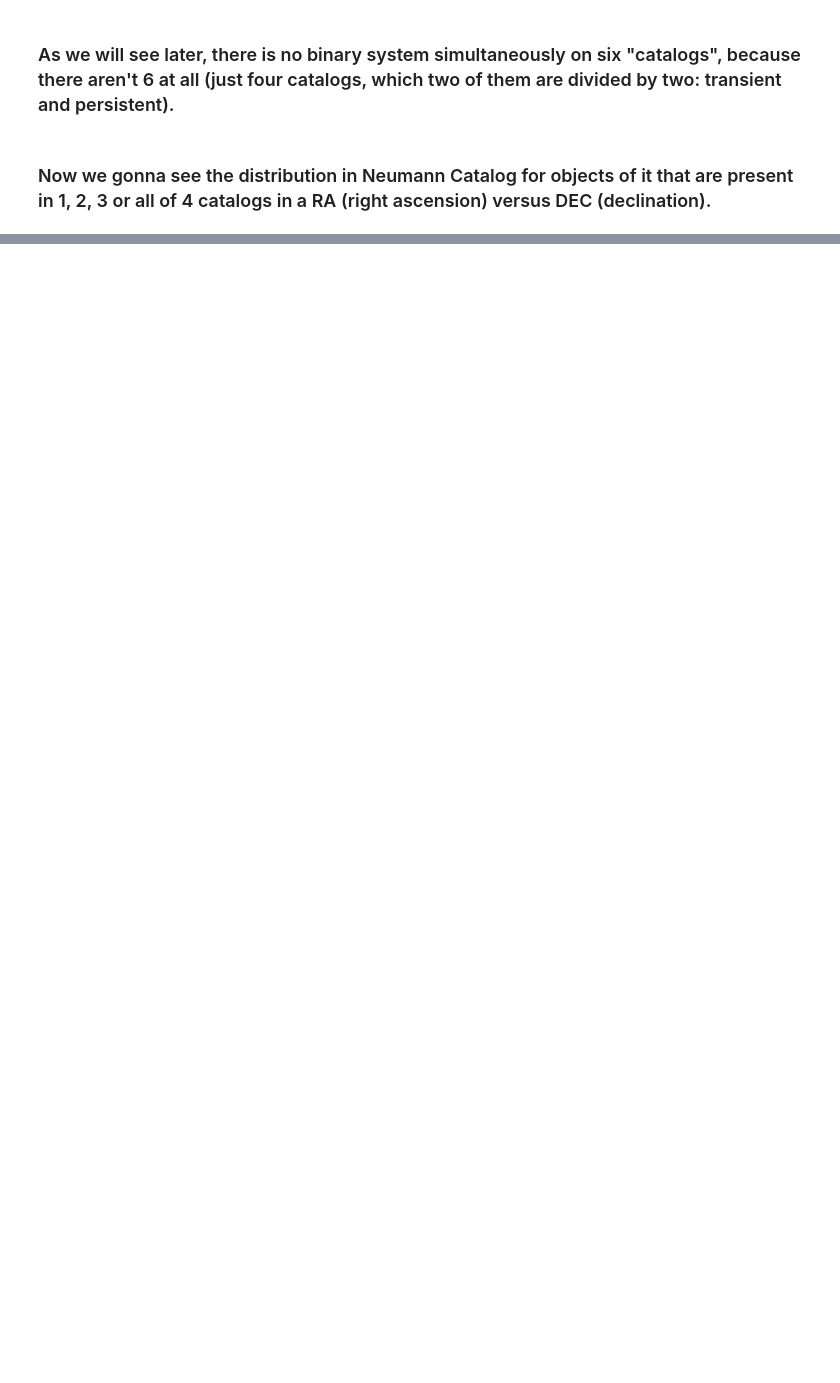
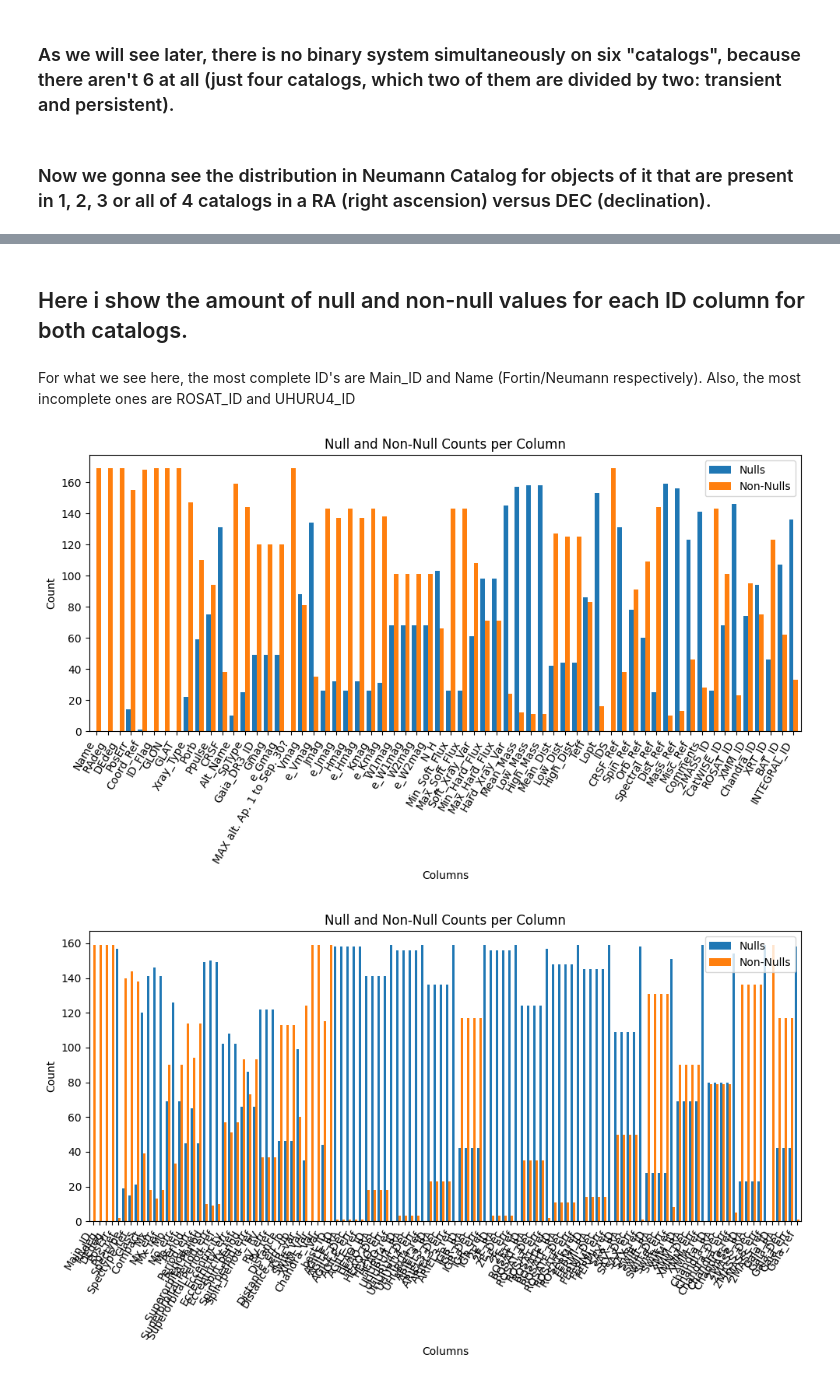
Before and after one commit to DiegoEspinozaoss/HMXBs_Catalog_Colaboration, a Jupyter notebook: Data_and_catalogs_proyect.ipynb, the cells around one changed output, grey strips where cells are left out. Saved outputs shown, nothing was run; the diff lists cells and outputs as text; code cells hidden in the pictures; blank space fills up the shorter version.

```diff
--- a/Data_and_catalogs_proyect.ipynb
+++ b/Data_and_catalogs_proyect.ipynb
@@ -110,0 +176,32 @@ df_final = pd.merge(v2023_09_Fortin_comunes, cat_neuman_comunes, on='Nombre')
+# %% [markdown]
+## Here i show the amount of null and non-null values for each ID column for both catalogs.
+# %% [markdown]
+For what we see here, the most complete ID's are Main_ID and Name (Fortin/Neumann respectively). Also, the most incomplete ones are ROSAT_ID and UHURU4_ID
+# %%
+import matplotlib.pyplot as plt
+
+def hist(df):
+    null_counts = df.isnull().sum()
+    non_null_counts = df.notnull().sum()
+
+    df_nulls = pd.DataFrame({
+        'Nulls': null_counts,
+        'Non-Nulls': non_null_counts
+    })
+
+    ax = df_nulls.plot(kind='bar', figsize=(10, 6), width=0.8)
+
+    ax.set_title('Null and Non-Null Counts per Column')
+    ax.set_ylabel('Count')
+    ax.set_xlabel('Columns')
+
+    plt.xticks(rotation=60, ha='right')
+    plt.tight_layout()
+
+    plt.show()
+
+hist(cat_neuman)
+hist(v2023_09_Fortin)
+# %% [output]
+[figure, added]
+[figure, added]
```
Also changed, not shown: parts of 24 cells of this notebook, 2 other files.
